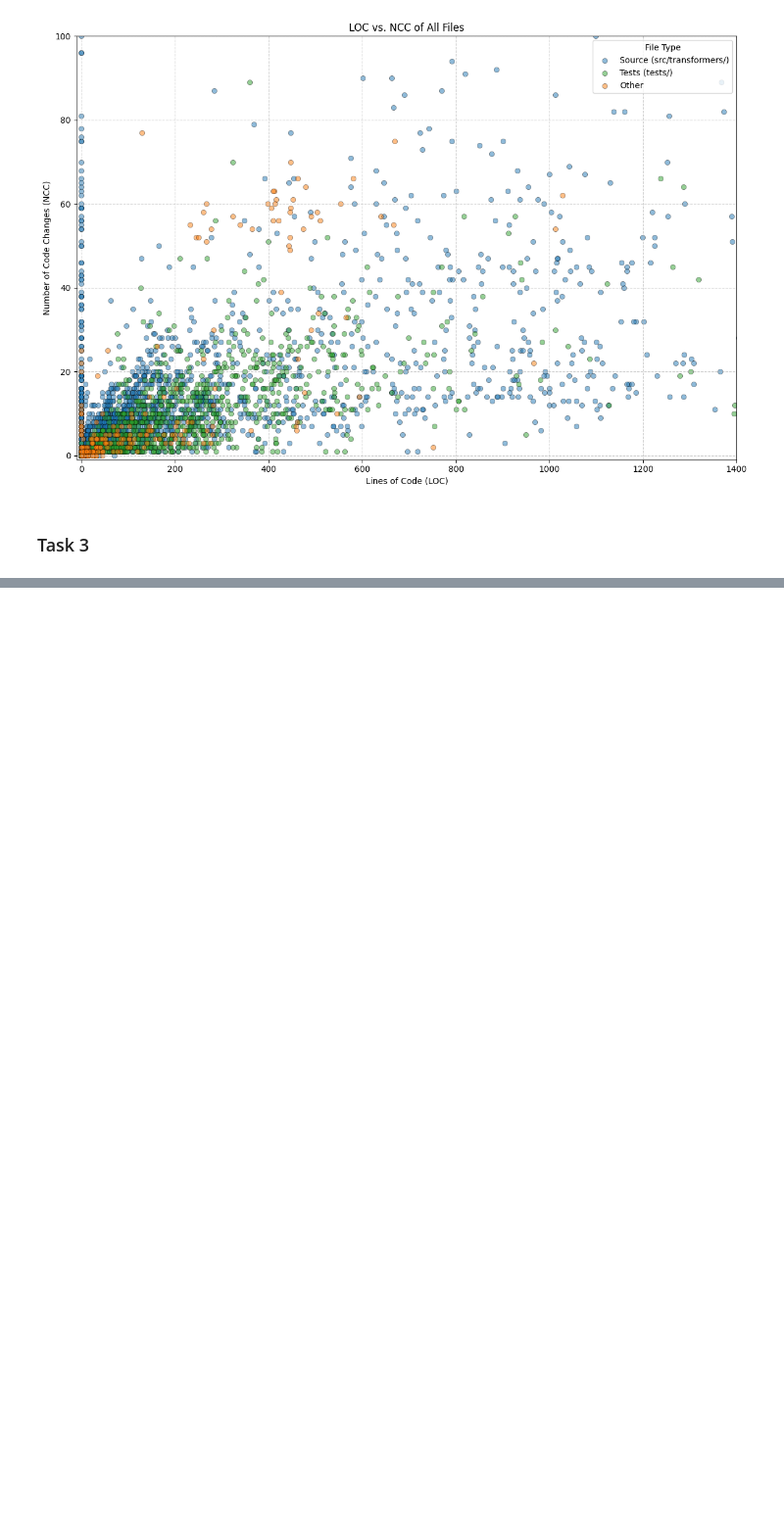
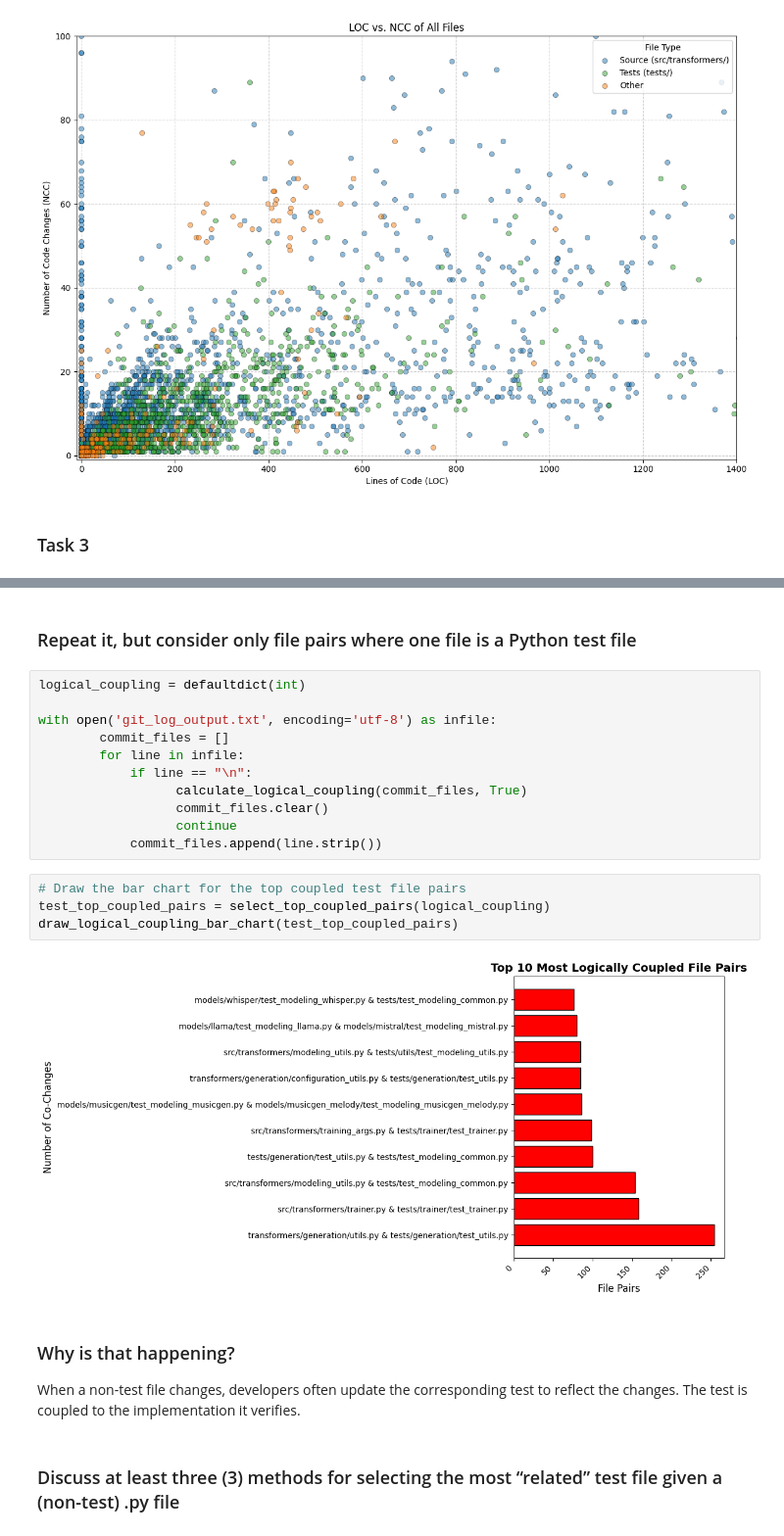
Before and after one commit to Cindylliu/FSS_Assignment_1, a Jupyter notebook: assignment.ipynb, the cells around one changed output, grey strips where cells are left out. Shown at 98% size. Saved outputs shown, nothing was run; the diff lists cells and outputs as text; blank space fills up the shorter version.

```diff
--- a/assignment.ipynb
+++ b/assignment.ipynb
@@ -607,0 +671,24 @@ plot_loc_vs_ncc_scatterplot2(file_stats, top_files, True)
+# %% [markdown]
+### Repeat it, but consider only file pairs where one file is a Python test file
+# %%
+logical_coupling = defaultdict(int)
+
+with open('git_log_output.txt', encoding='utf-8') as infile:
+        commit_files = []
+        for line in infile:
+            if line == "\n":
+                  calculate_logical_coupling(commit_files, True)
+                  commit_files.clear()
+                  continue
+            commit_files.append(line.strip())
+# %%
+# Draw the bar chart for the top coupled test file pairs
+test_top_coupled_pairs = select_top_coupled_pairs(logical_coupling)
+draw_logical_coupling_bar_chart(test_top_coupled_pairs)
+# %% [output]
+[figure, added]
+# %% [markdown]
+### Why is that happening?
+When a non-test file changes, developers often update the corresponding test to reflect the changes. The test is coupled to the implementation it verifies.
+# %% [markdown]
+### Discuss at least three (3) methods for selecting the most “related” test file given a (non-test) .py file
```
Also changed, not shown: parts of 5 cells of this notebook.
